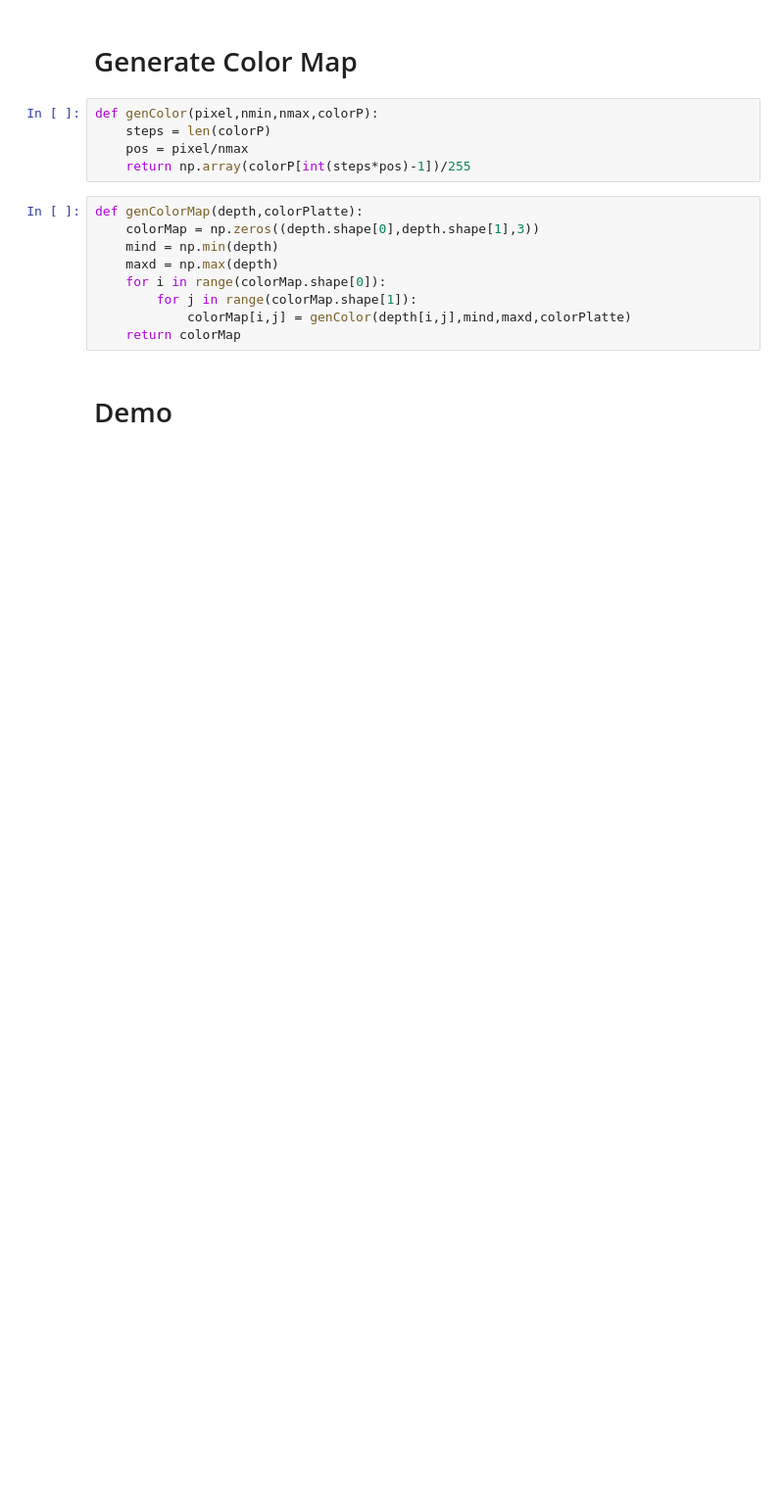
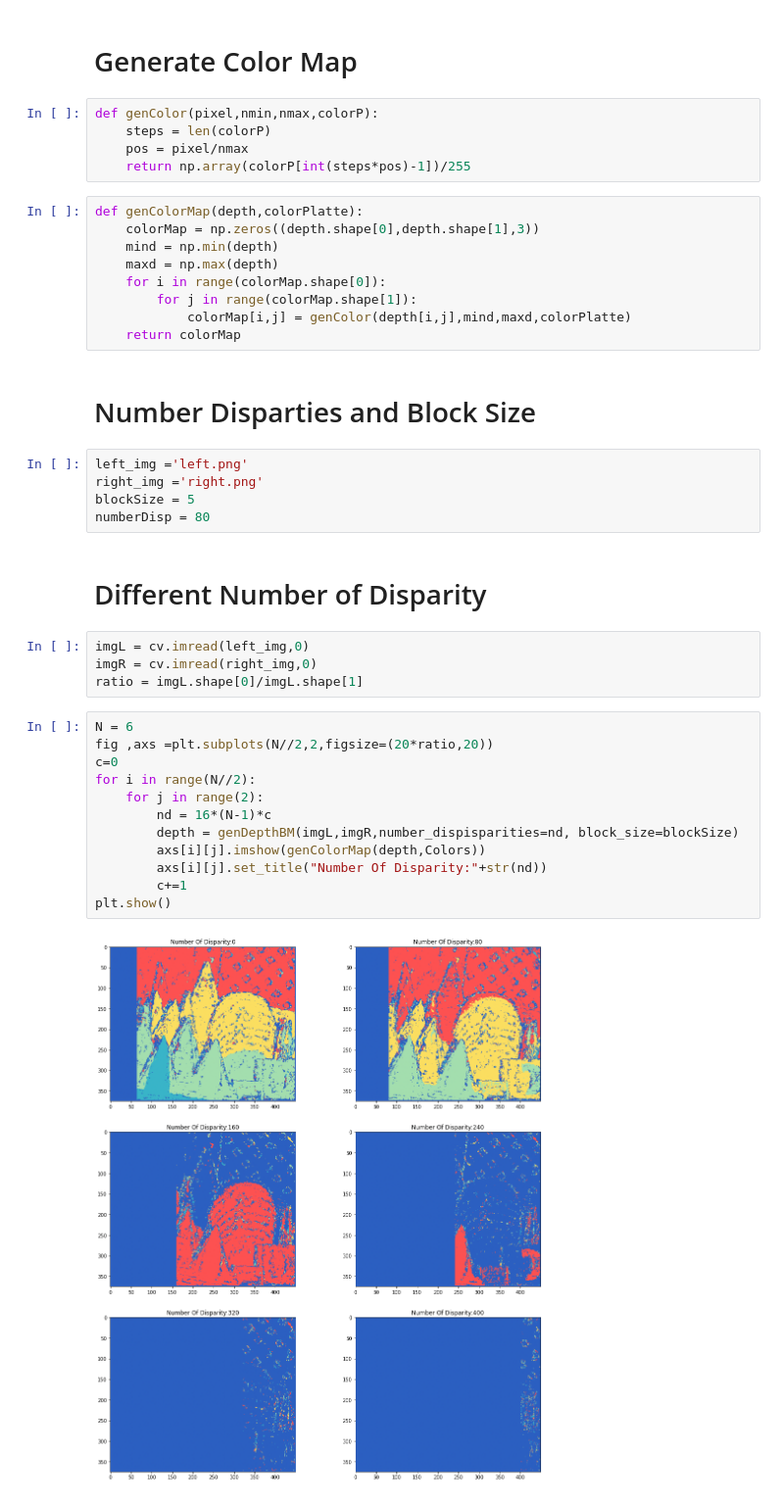
Before and after one commit to Dooomino/Stereoscopic-Demo, a Jupyter notebook: Example Code.ipynb, the cells around one changed output. Shown at 98% size. Saved outputs shown, nothing was run; the diff lists cells and outputs as text; blank space fills up the shorter version.

```diff
--- a/Example Code.ipynb
+++ b/Example Code.ipynb
@@ -81,5 +63,30 @@ def genColorMap(depth,colorPlatte):
         for j in range(colorMap.shape[1]):
             colorMap[i,j] = genColor(depth[i,j],mind,maxd,colorPlatte)
     return colorMap
-# %% [markdown]
-# Demo
+# %% [markdown]
+# Number Disparties and Block Size
+# %%
+left_img ='left.png'
+right_img ='right.png'
+blockSize = 5
+numberDisp = 80
+# %% [markdown]
+# Different Number of Disparity
+# %%
+imgL = cv.imread(left_img,0)
+imgR = cv.imread(right_img,0)
+ratio = imgL.shape[0]/imgL.shape[1]
+# %%
+N = 6
+fig ,axs =plt.subplots(N//2,2,figsize=(20*ratio,20))
+c=0
+for i in range(N//2):
+    for j in range(2):
+        nd = 16*(N-1)*c
+        depth = genDepthBM(imgL,imgR,number_dispisparities=nd, block_size=blockSize)
+        axs[i][j].imshow(genColorMap(depth,Colors))
+        axs[i][j].set_title("Number Of Disparity:"+str(nd))
+        c+=1
+plt.show()
+# %% [output]
+[figure, added]
```
Also changed, not shown: parts of 13 cells of this notebook.
